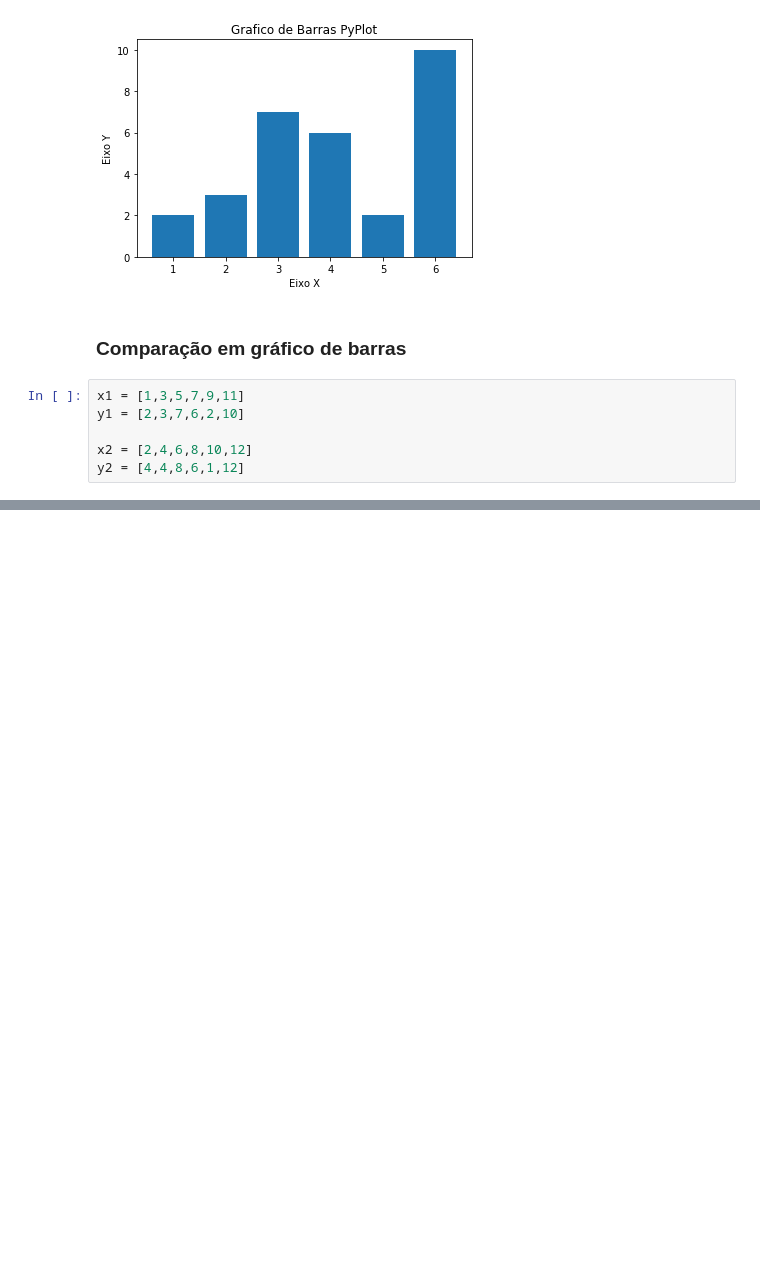
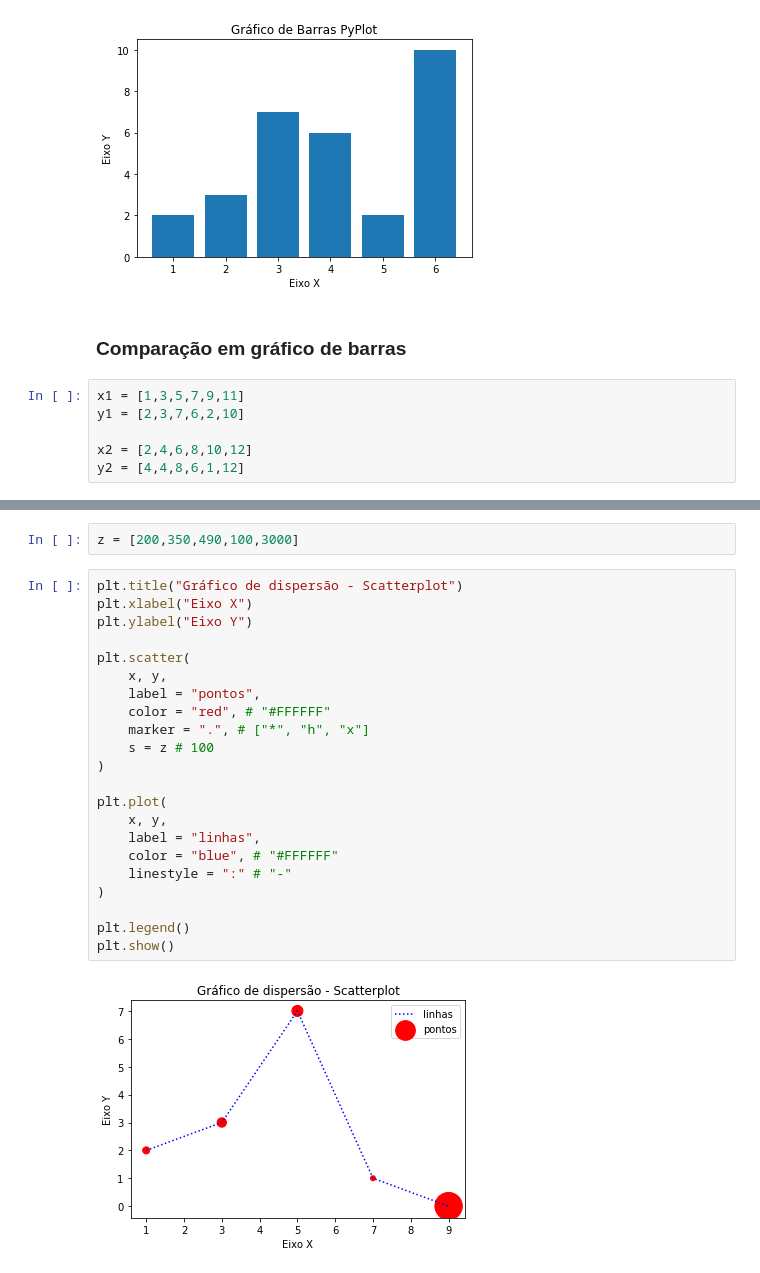
Before and after one commit to AbnerErnaniADSFatec/data-science, a Jupyter notebook: DataScienceNotes.ipynb, the cells around one changed output, grey strips where cells are left out. Cells and saved outputs as stored; diff of their text form; blank space fills up the shorter version.

```diff
--- a/DataScienceNotes.ipynb
+++ b/DataScienceNotes.ipynb
@@ -68,0 +84,26 @@ plt.show()
+# %%
+z = [200,350,490,100,3000]
+# %%
+plt.title("Gráfico de dispersão - Scatterplot")
+plt.xlabel("Eixo X")
+plt.ylabel("Eixo Y")
+
+plt.scatter(
+    x, y,
+    label = "pontos",
+    color = "red", # "#FFFFFF"
+    marker = ".", # ["*", "h", "x"]
+    s = z # 100
+)
+
+plt.plot(
+    x, y,
+    label = "linhas",
+    color = "blue", # "#FFFFFF"
+    linestyle = ":" # "-"
+)
+
+plt.legend()
+plt.show()
+# %% [output]
+[figure, added]
```
Also changed, not shown: parts of 19 cells of this notebook, 3 other files.
